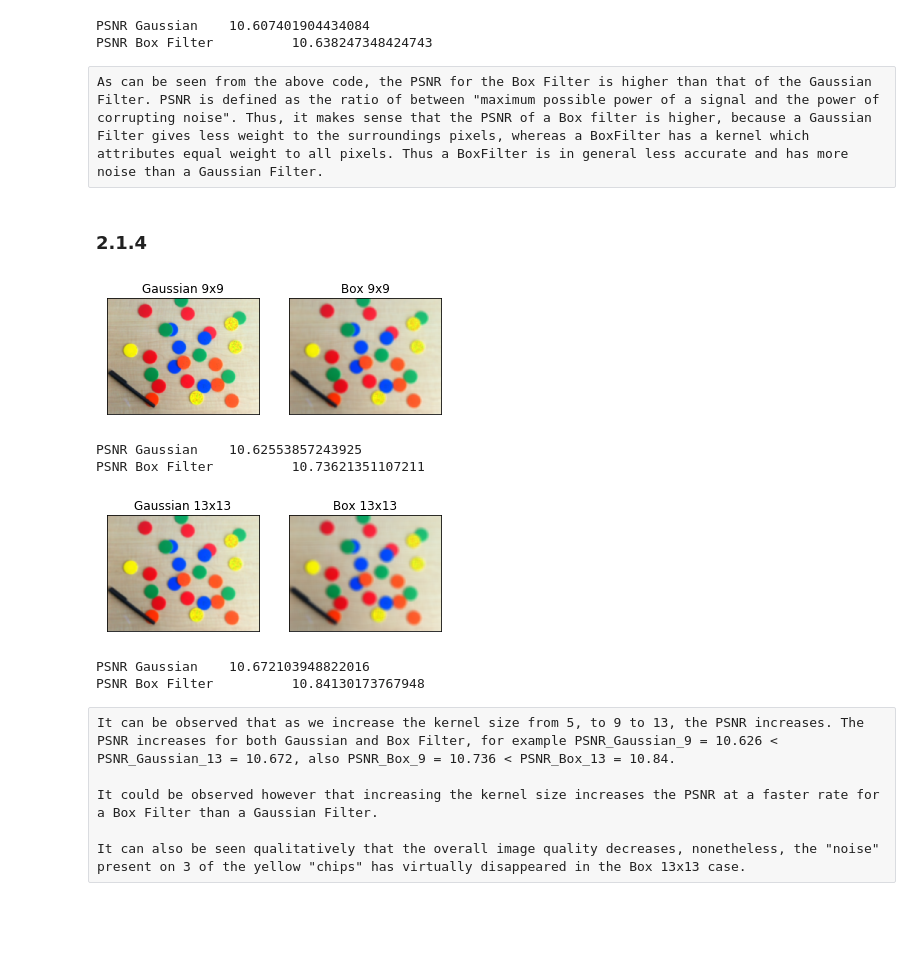
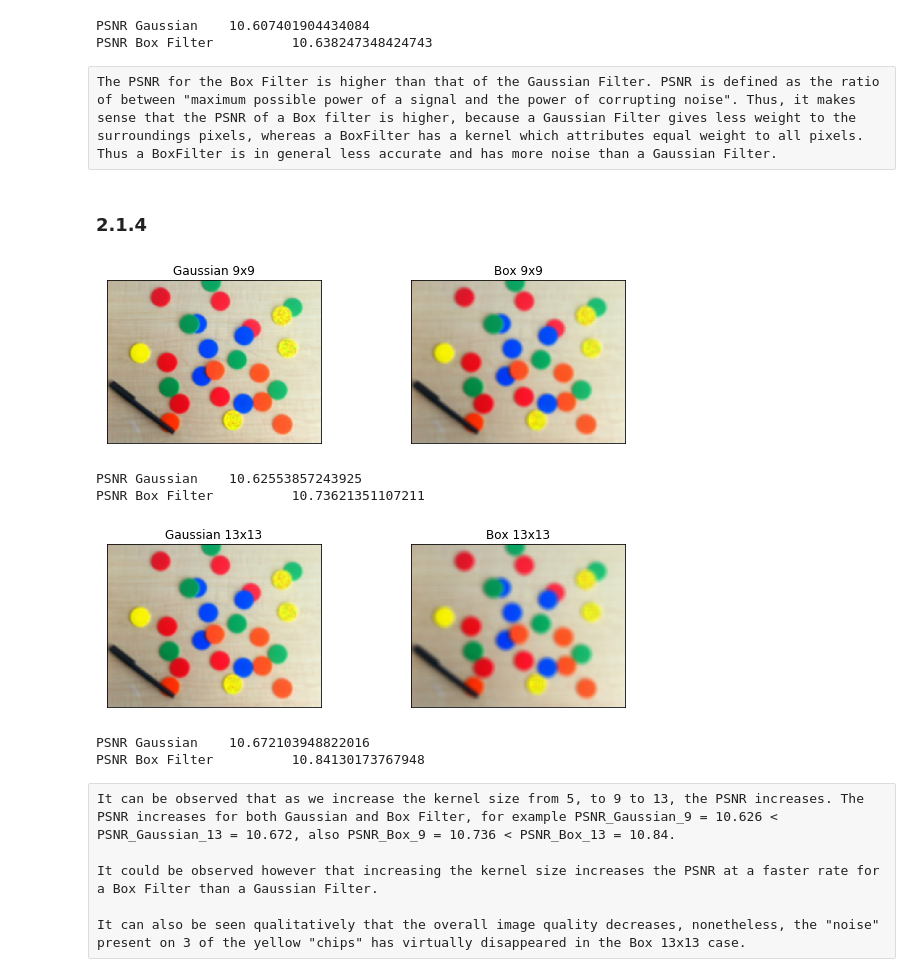
Before and after one commit to Patrick-Erath/OpenCV, a Jupyter notebook: Assignment1/Assignment1.ipynb, the cells around one changed output. Drawn from its saved outputs; the diff is of its cells as text; code cells hidden in the pictures; blank space fills up the shorter version.

```diff
--- a/Assignment1/Assignment1.ipynb
+++ b/Assignment1/Assignment1.ipynb
@@ -120,34 +121,35 @@ print("PSNR Box Filter \t", PSNR_Box)
 PSNR Gaussian    10.607401904434084
 PSNR Box Filter          10.638247348424743
 # %% [raw]
-As can be seen from the above code, the PSNR for the Box Filter is higher than that of the Gaussian Filter. PSNR is defined as the ratio of between "maximum possible power of a signal and the power of corrupting noise". Thus, it makes sense that the PSNR of a Box filter is higher, because a Gaussian Filter gives less weight to the surroundings pixels, whereas a BoxFilter has a kernel which attributes equal weight to all pixels. Thus a BoxFilter is in general less accurate and has more noise than a Gaussian Filter.
+The PSNR for the Box Filter is higher than that of the Gaussian Filter. PSNR is defined as the ratio of between "maximum possible power of a signal and the power of corrupting noise". Thus, it makes sense that the PSNR of a Box filter is higher, because a Gaussian Filter gives less weight to the surroundings pixels, whereas a BoxFilter has a kernel which attributes equal weight to all pixels. Thus a BoxFilter is in general less accurate and has more noise than a Gaussian Filter.
 # %% [markdown]
 ### 2.1.4
 # %%
 # Setting the size of Gaussian Filter to 9x9 and Box Filter to 13x13
 
 # Filter Using Gaussian and set to RGB for 9
 res3 = cv2.GaussianBlur(img_noisy, (9,9), 0)
 res3 = cv2.cvtColor(res3, cv2.COLOR_BGR2RGB)
 
 # Filter Using Box Filter and set to RGB for 9
 res4 = cv2.blur(img_noisy, (9,9))
 res4 = cv2.cvtColor(res4, cv2.COLOR_BGR2RGB)
 
+plt.figure(figsize=(10, 3))
 plt.subplot(121), plt.imshow(res3)
 plt.title("Gaussian 9x9"), plt.xticks([]), plt.yticks([])
 plt.subplot(122), plt.imshow(res4)
 plt.title("Box 9x9"), plt.xticks([]), plt.yticks([])
 plt.show()
 
 # Calculating Peak Signal to Noise Ratio (PSNR)
 PSNR_Gaussian = cv2.PSNR(img_clean, res3)
 PSNR_Box = cv2.PSNR(img_clean, res4)
 
 print("PSNR Gaussian \t", PSNR_Gaussian)
 print("PSNR Box Filter \t", PSNR_Box)
 # %% [output]
-[figure, old version]
+[figure, new version]
 PSNR Gaussian    10.62553857243925
 PSNR Box Filter          10.73621351107211
 # %%
@@ -160,6 +162,7 @@ kernel = np.ones((13,13), np.float32)/(13*13)
 res4 = cv2.filter2D(img_noisy, -1, kernel)
 res4 = cv2.cvtColor(res4, cv2.COLOR_BGR2RGB)
 
+plt.figure(figsize=(10, 3))
 plt.subplot(121), plt.imshow(res3)
 plt.title("Gaussian 13x13"), plt.xticks([]), plt.yticks([])
 plt.subplot(122), plt.imshow(res4)
@@ -173,7 +176,7 @@ PSNR_Box = cv2.PSNR(img_clean, res4)
 print("PSNR Gaussian \t", PSNR_Gaussian)
 print("PSNR Box Filter \t", PSNR_Box)
 # %% [output]
-[figure, old version]
+[figure, new version]
 PSNR Gaussian    10.672103948822016
 PSNR Box Filter          10.84130173767948
 # %% [raw]
```
Also changed, not shown: parts of 31 cells of this notebook, 5 other files.
